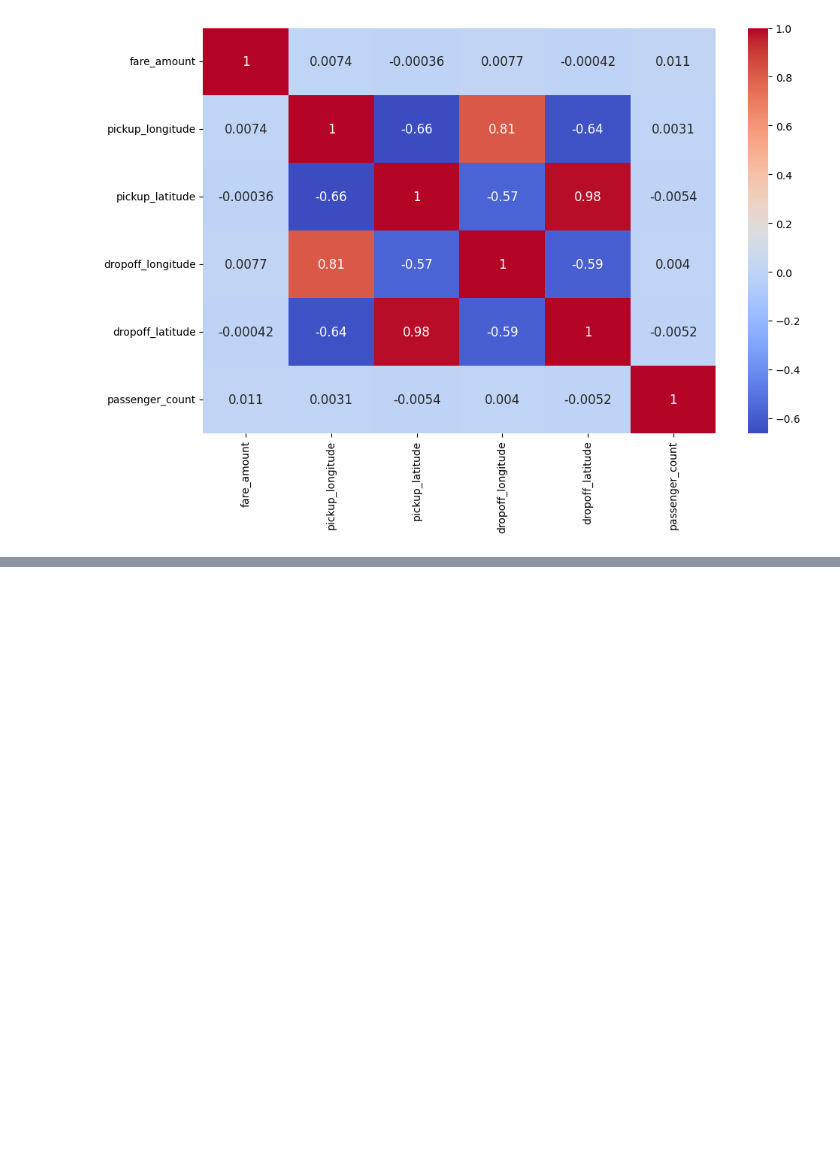
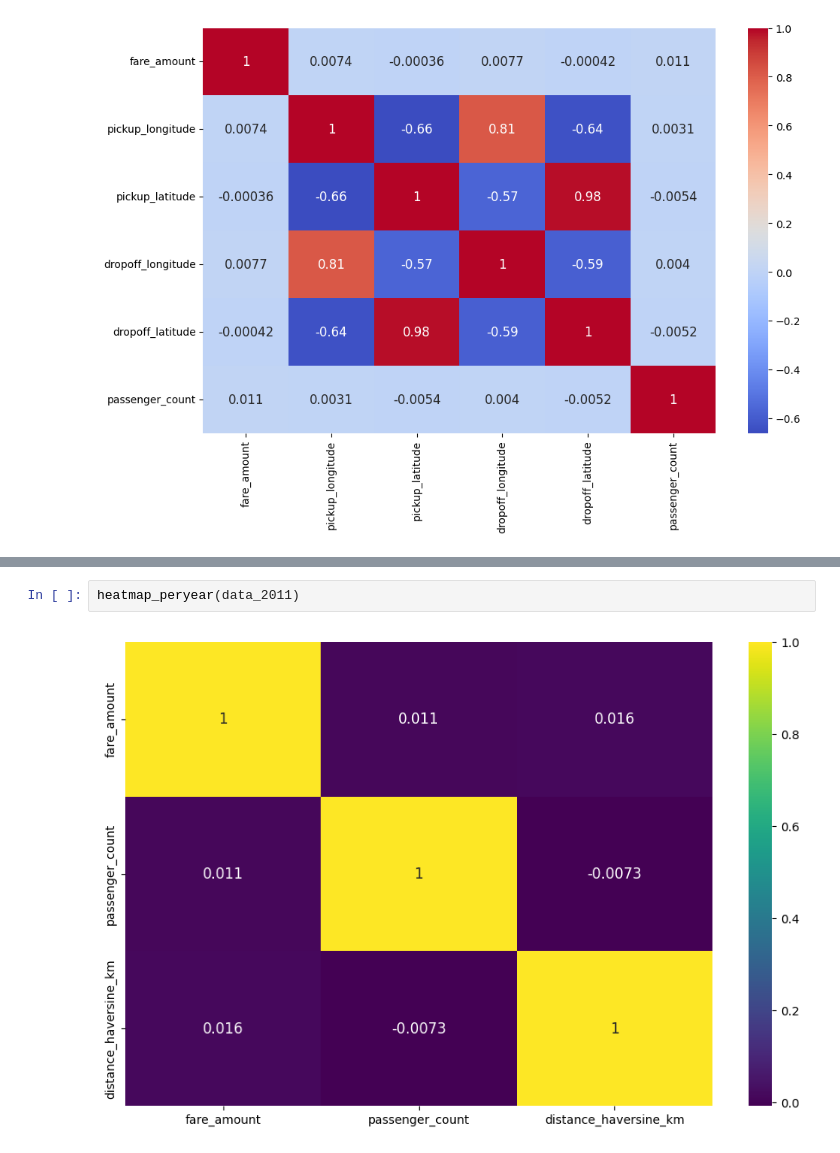
Before and after one commit to yjalil/prelectureMLops, a Jupyter notebook: project/notebooks/Progress_taxifare.ipynb, the cells around one changed output, grey strips where cells are left out. Drawn from its saved outputs; the diff is of its cells as text; blank space fills up the shorter version.

```diff
--- a/project/notebooks/Progress_taxifare.ipynb
+++ b/project/notebooks/Progress_taxifare.ipynb
@@ -175,0 +466,4 @@ sns.heatmap(
+# %%
+heatmap_peryear(data_2011)
+# %% [output]
+[figure, added]
```
Also changed, not shown: parts of 33 cells of this notebook, 2 other files.
